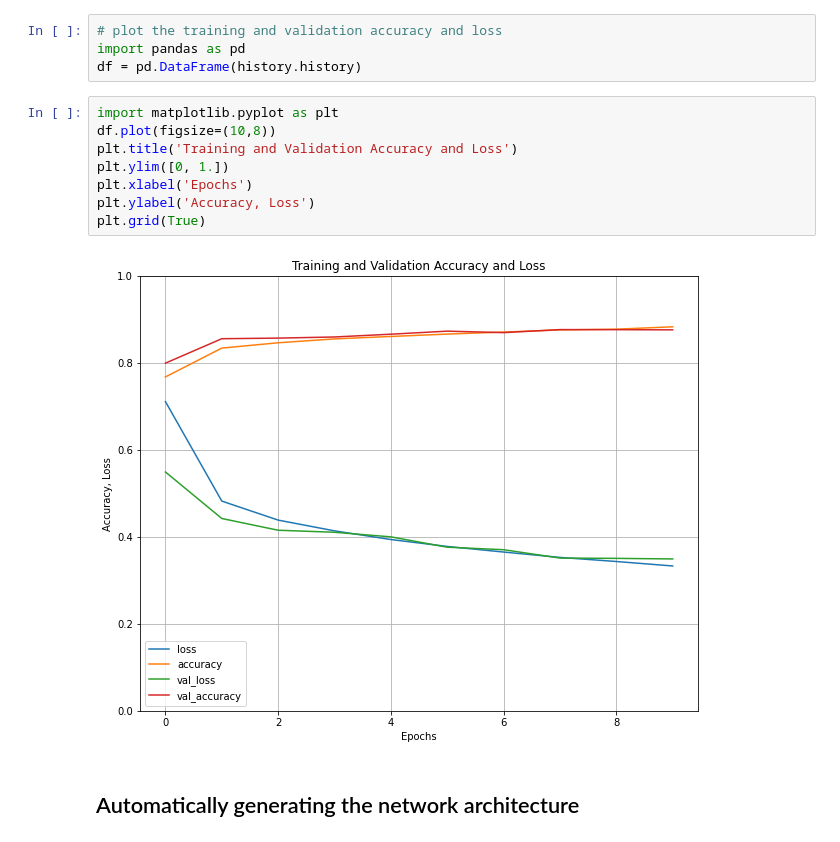
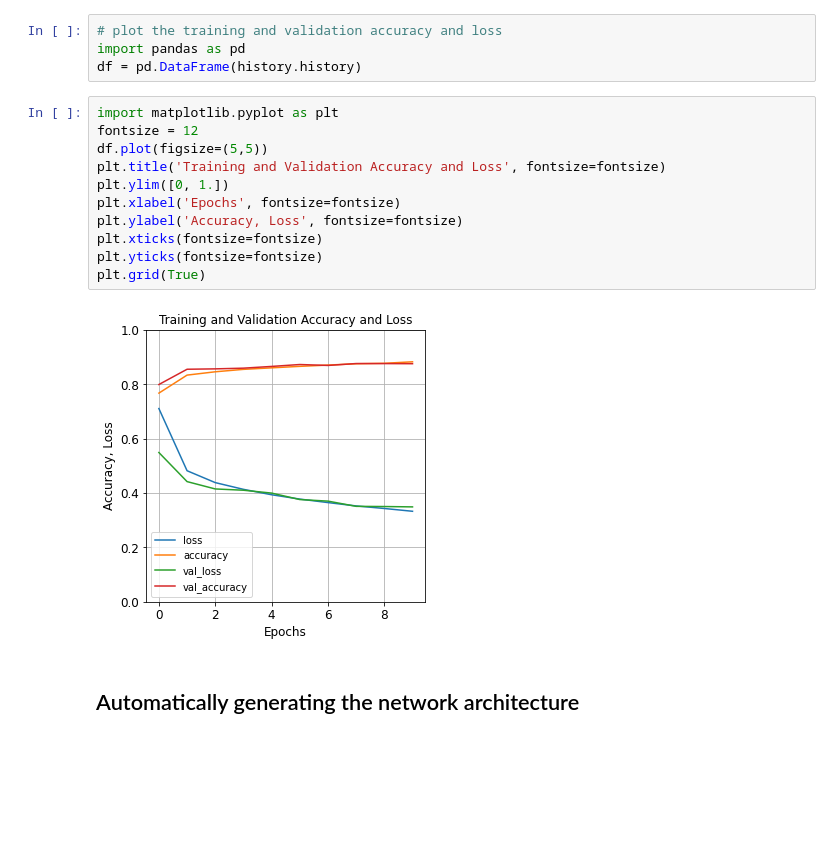
Before and after one commit to jeosol/aiml, a Jupyter notebook: fashion_mnist_analyses.ipynb, the cells around one changed output. Cells and saved outputs as stored; diff of their text form; blank space fills up the shorter version.

```diff
--- a/fashion_mnist_analyses.ipynb
+++ b/fashion_mnist_analyses.ipynb
@@ -82,13 +82,16 @@ import pandas as pd
 df = pd.DataFrame(history.history)
 # %%
 import matplotlib.pyplot as plt
-df.plot(figsize=(10,8))
-plt.title('Training and Validation Accuracy and Loss')
+fontsize = 12
+df.plot(figsize=(5,5))
+plt.title('Training and Validation Accuracy and Loss', fontsize=fontsize)
 plt.ylim([0, 1.])
-plt.xlabel('Epochs')
-plt.ylabel('Accuracy, Loss')
+plt.xlabel('Epochs', fontsize=fontsize)
+plt.ylabel('Accuracy, Loss', fontsize=fontsize)
+plt.xticks(fontsize=fontsize)
+plt.yticks(fontsize=fontsize)
 plt.grid(True)
 # %% [output]
-[figure, old version]
+[figure, new version]
 # %% [markdown]
 ## Automatically generating the network architecture
```
Also changed, not shown: parts of 5 cells of this notebook.
